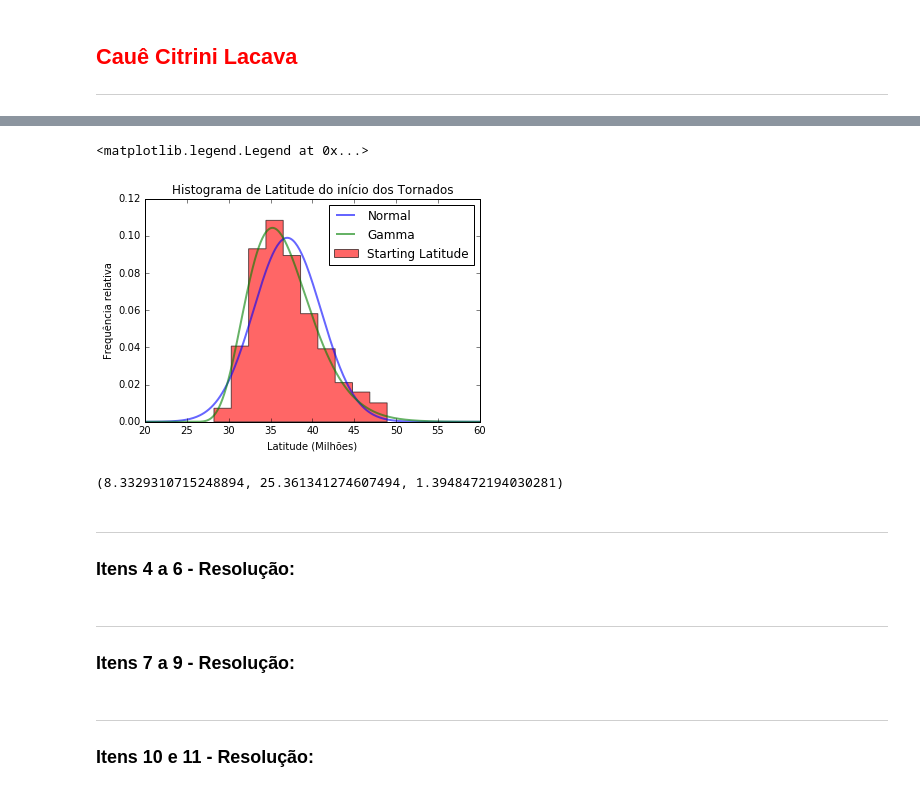
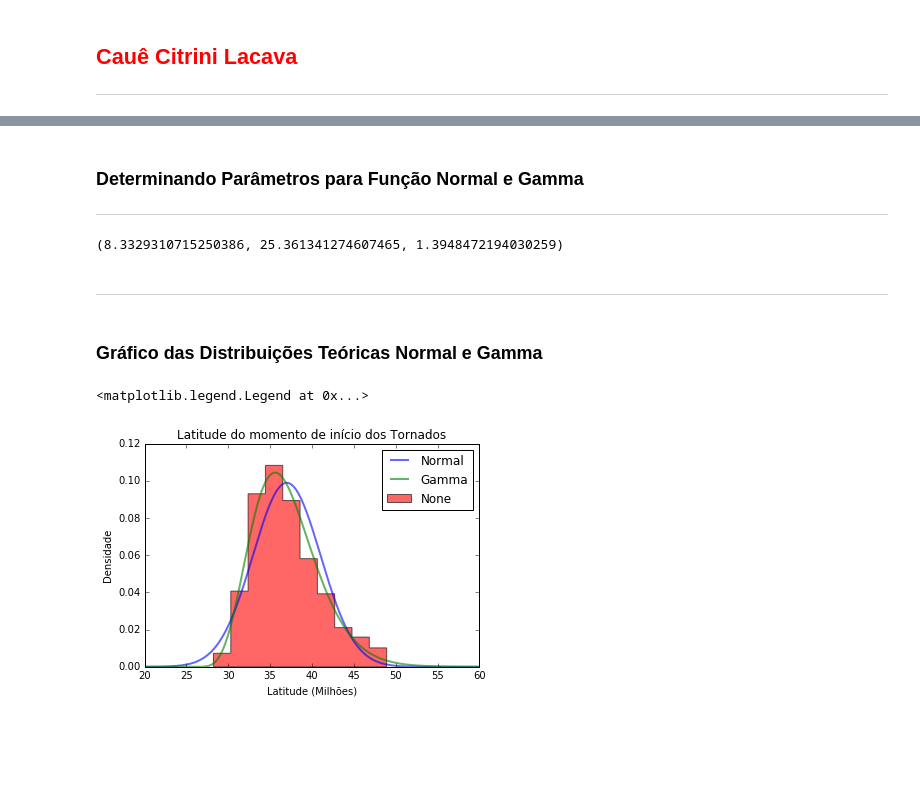
Before and after one commit to CaueCitrini/CD, a Jupyter notebook: Miniprojeto/MiniProjeto1 Layout.ipynb, the cells around one changed output, grey strips where cells are left out. Saved outputs shown, nothing was run; the diff lists cells and outputs as text; code cells hidden in the pictures; blank space fills up the shorter version.

```diff
--- a/Miniprojeto/MiniProjeto1 Layout.ipynb
+++ b/Miniprojeto/MiniProjeto1 Layout.ipynb
@@ -26,44 +23,43 @@ Esperamos trabalhar no diretório
 # %%
 tornadoes = pd.read_csv("tornadoes_96_2013.csv")
-latitude_ini = tornadoes['Starting Latitude']
+lat = tornadoes['Starting Latitude']
+latitude_ini = pd.Series(data=sorted(lat))
+# %% [markdown]
+### Determinando Parâmetros para Função Normal e Gamma
+
+___
+# %%
+# Normal (loc=média, scale=desvio padrão)
+media = latitude_ini.mean()
+
+desvio = latitude_ini.std()
+
+# Gamma (a=k_gamma, loc=valor de referência inicial, scale=theta_gamma,)
+stats.gamma.fit(latitude_ini)
+# %% [output]
+(8.3329310715250386, 25.361341274607465, 1.3948472194030259)
+# %% [markdown]
+___
+# %% [markdown]
+### Gráfico das Distribuições Teóricas Normal e Gamma
 # %%
-#Plotar Normal
-media = latitude_ini.mean()
+# Plotar Normal
+x=np.linspace(20,60,1000)
+normal = stats.norm.pdf(x, loc=media, scale=desvio)
 
-variancia = latitude_ini.std()
+# Plotar Gamma
+f = np.linspace(20, 60,1000)
+gamma = stats.gamma.pdf(f, scale=stats.gamma.fit(latitude_ini)[2], loc=stats.gamma.fit(latitude_ini)[1], a=stats.gamma.fit(latitude_ini)[0])
 
-x=np.linspace(20,60,300)
-plt.plot(x, stats.norm.pdf(x, loc=media, scale=variancia), lw=2, alpha=0.6, label="Normal")
+# Plotar Starting Latitude
+plt.plot(x, normal, lw=2, alpha=0.6, label="Normal")
+plt.plot(f, gamma, lw=2, alpha=0.6, label="Gamma")
+plot = latitude_ini.plot.hist(bins=10, normed=True, histtype='stepfilled', alpha=0.6)
 
-#Plotar Gamma
-k_gamma = 100
-
-theta_gamma = media/k_gamma
-
-f = np.linspace(20, 60, 1000)
-
-gamma = stats.gamma.pdf(f, scale=1.4, loc=25, a=8.3)
-plt.plot(f, gamma, lw=2, alpha=0.6, label="Gamma")
-
-#Plotar Starting Latitude
-plot = latitude_ini.plot.hist(bins=10, normed=True, histtype='stepfilled', alpha=0.6)
-plt.title("Histograma de Latitude do início dos Tornados")
+plt.title("Latitude do momento de início dos Tornados")
 plt.xlabel("Latitude (Milhões)")
-plt.ylabel("Frequência relativa")
+plt.ylabel("Densidade")
 plt.legend()
 # %% [output]
 <matplotlib.legend.Legend at 0x...>
-[figure, old version]
+[figure, new version]
-# %%
-stats.gamma.fit(latitude_ini)
-# %% [output]
-(8.3329310715248894, 25.361341274607494, 1.3948472194030281)
-# %% [markdown]
-___
-### Itens 4 a 6 - Resolução:
-# %% [markdown]
-___
-### Itens 7 a 9 - Resolução:
-# %% [markdown]
-___
-### Itens 10 e 11 - Resolução:
```
Also changed, not shown: parts of 18 cells of this notebook.
